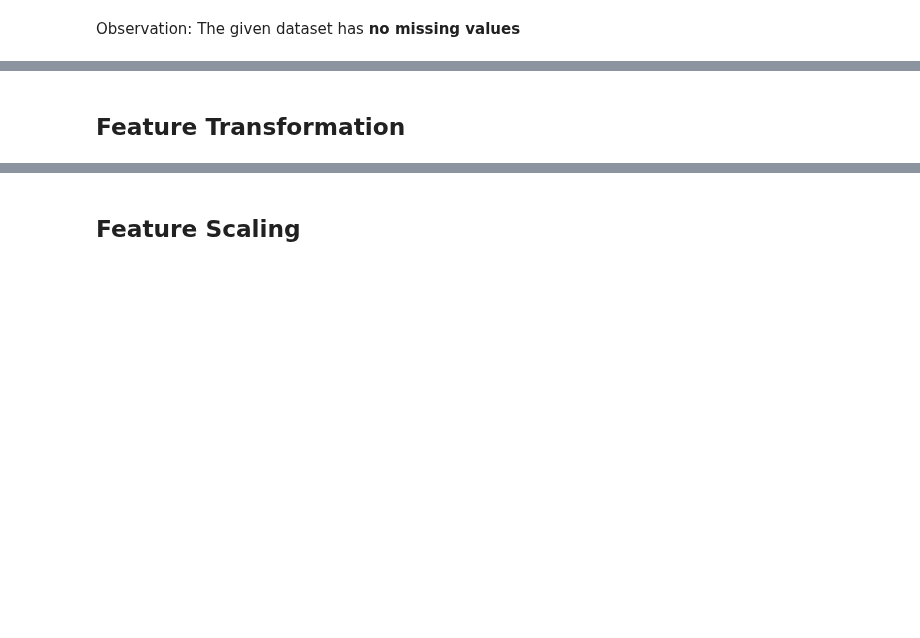
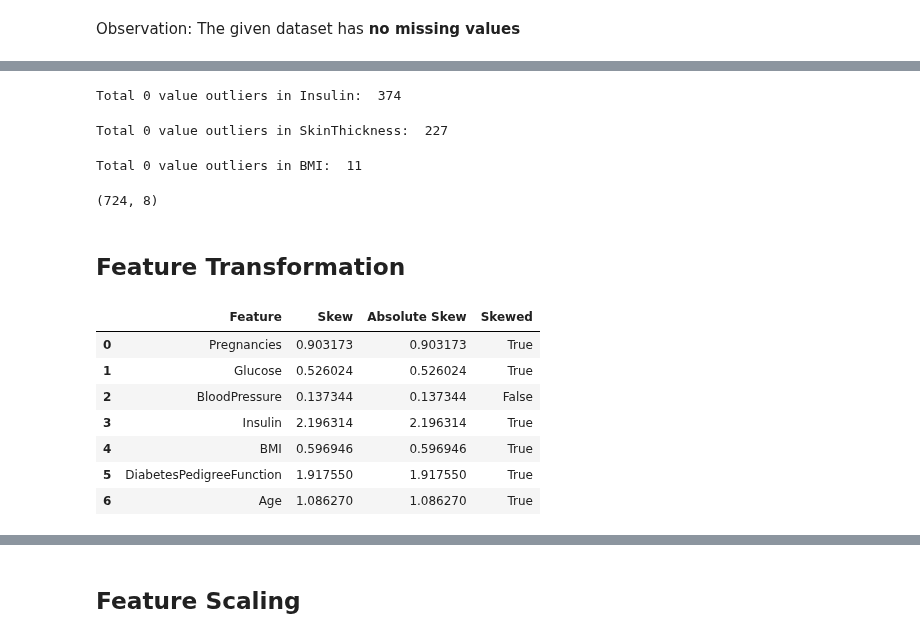
Before and after one commit to ParisRohan/Kaggle_DataScience_Projects, a Jupyter notebook: rp-pima-diabetes-1.ipynb, the cells around one changed output, grey strips where cells are left out. Cells and saved outputs as stored; diff of their text form; code cells hidden in the pictures; blank space fills up the shorter version.

```diff
--- a/rp-pima-diabetes-1.ipynb
+++ b/rp-pima-diabetes-1.ipynb
@@ -169,2 +175,36 @@ df_data.head()
+# %%
+print("Total 0 value outliers in Insulin: ", df_data[df_data.Insulin == 0].shape[0])
+# %% [output]
+Total 0 value outliers in Insulin:  374
+# %%
+print("Total 0 value outliers in SkinThickness: ", df_data[df_data.SkinThickness == 0].shape[0])
+# %% [output]
+Total 0 value outliers in SkinThickness:  227
+# %%
+print("Total 0 value outliers in BMI: ", df_data[df_data.BMI == 0].shape[0])
+# %% [output]
+Total 0 value outliers in BMI:  11
+# %%
+df_data2= df_data[(df_data.BloodPressure!=0)&(df_data.Glucose!=0)&(df_data.BMI!=0)]
+df_data2.drop(['SkinThickness'],axis=1,inplace=True)
+df_data2.shape
+# %% [output]
+(724, 8)
 # %% [markdown]
 ## Feature Transformation
+# %%
+numerical_cols = [cname for cname in df_data2.columns if cname!='Outcome']
+skew_df = pd.DataFrame(numerical_cols, columns=['Feature'])
+skew_df['Skew'] = skew_df['Feature'].apply(lambda feature: scipy.stats.skew(df_data2[feature]))
+skew_df['Absolute Skew'] = skew_df['Skew'].apply(abs)
+skew_df['Skewed'] = skew_df['Absolute Skew'].apply(lambda x: True if x >= 0.5 else False)
+skew_df
+# %% [output]
+|  | Feature | Skew | Absolute Skew | Skewed |
+| 0 | Pregnancies | 0.903173 | 0.903173 | True |
+| 1 | Glucose | 0.526024 | 0.526024 | True |
+| 2 | BloodPressure | 0.137344 | 0.137344 | False |
+| 3 | Insulin | 2.196314 | 2.196314 | True |
+| 4 | BMI | 0.596946 | 0.596946 | True |
+| 5 | DiabetesPedigreeFunction | 1.917550 | 1.917550 | True |
+| 6 | Age | 1.086270 | 1.086270 | True |
```
Also changed, not shown: parts of 10 cells of this notebook.
